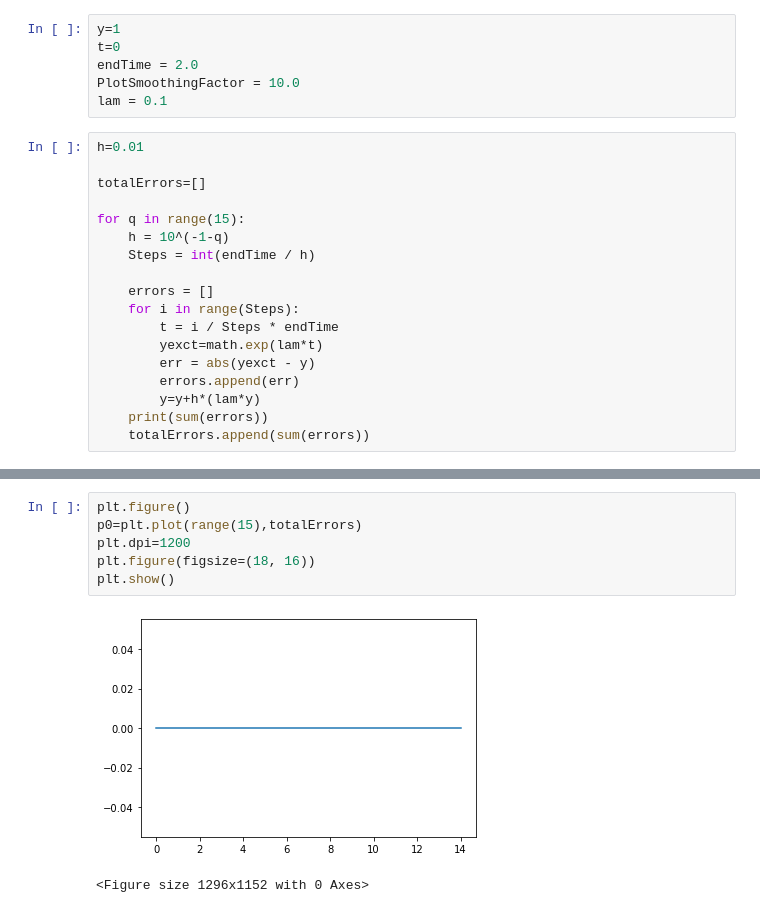
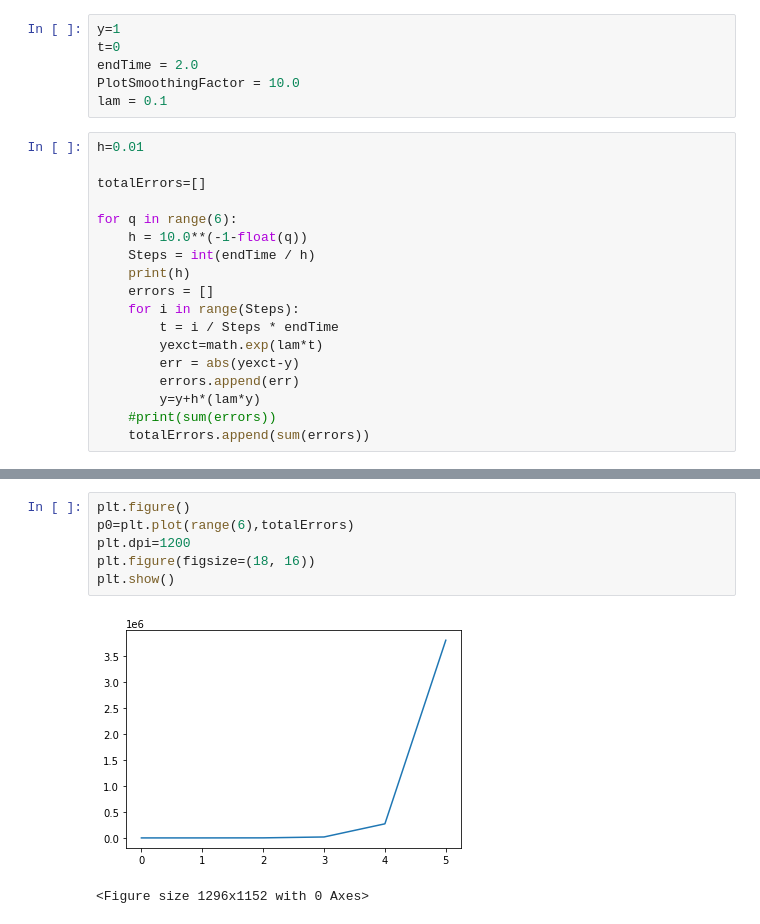
Before and after one commit to danchendrickson/608, a Jupyter notebook: Class 11 in Lecture.ipynb, the cells around one changed output, grey strips where cells are left out. Drawn from its saved outputs; the diff is of its cells as text.

```diff
--- a/Class 11 in Lecture.ipynb
+++ b/Class 11 in Lecture.ipynb
@@ -13,17 +13,17 @@ h=0.01
 
 totalErrors=[]
 
-for q in range(15):
-    h = 10^(-1-q)
+for q in range(6):
+    h = 10.0**(-1-float(q))
     Steps = int(endTime / h)
-
+    print(h)
     errors = []
     for i in range(Steps):
         t = i / Steps * endTime
         yexct=math.exp(lam*t)
-        err = abs(yexct - y)
+        err = abs(yexct-y)
         errors.append(err)
         y=y+h*(lam*y)
-    print(sum(errors))
+    #print(sum(errors))
     totalErrors.append(sum(errors))
 # %% [output]
@@ -45,9 +36,9 @@ for q in range(15):
 # %%
 plt.figure()
-p0=plt.plot(range(15),totalErrors)
+p0=plt.plot(range(6),totalErrors)
 plt.dpi=1200
 plt.figure(figsize=(18, 16))
 plt.show()
 # %% [output]
-[figure, old version]
+[figure, new version]
 <Figure size 1296x1152 with 0 Axes>
```
Also changed, not shown: parts of 1 cell of this notebook, 3 other files.
